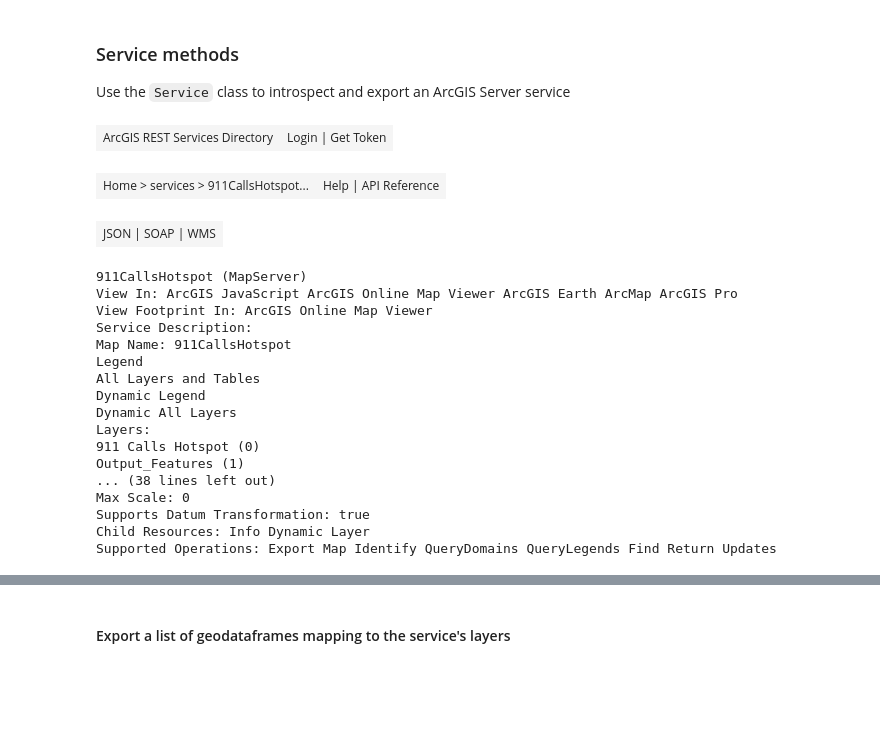
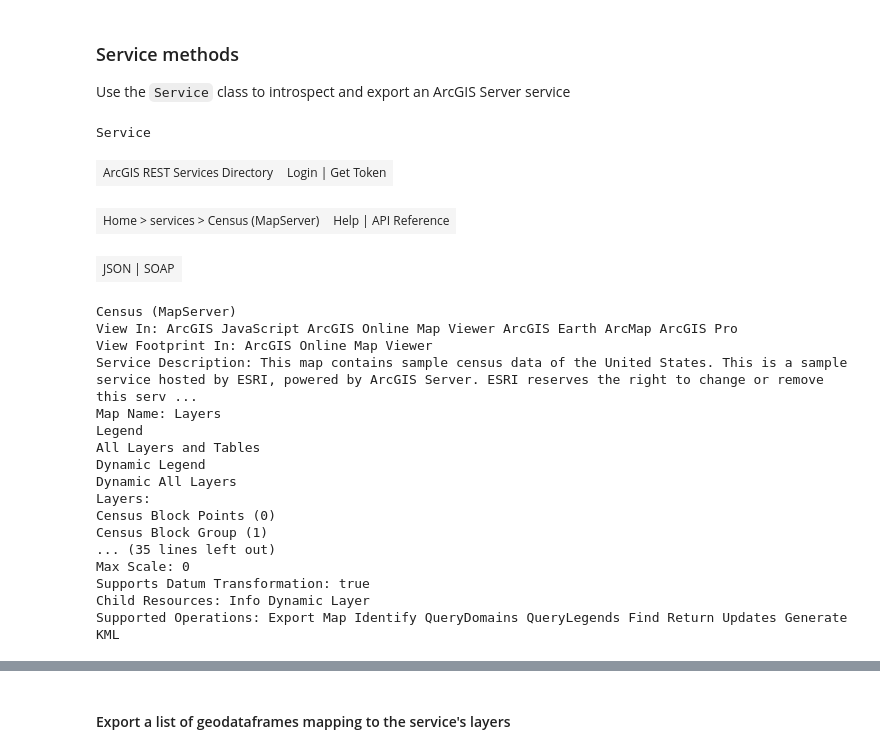
Before and after one commit to wchatx/esridumpgdf, a Jupyter notebook: notebooks/example.ipynb, the cells around one changed output, grey strips where cells are left out. Saved outputs shown, nothing was run; the diff lists cells and outputs as text; code cells hidden in the pictures; blank space fills up the shorter version.

```diff
--- a/notebooks/example.ipynb
+++ b/notebooks/example.ipynb
@@ -65,29 +65,30 @@ layers
 ### Service methods
 Use the `Service` class to introspect and export an ArcGIS Server service
 # %%
-service = Service(url=services.iloc[1].url)
+service = Service(url=services.iloc[2].url)
 service
 # %% [output]
+Service
 | ArcGIS REST Services Directory | Login | Get Token |
-| Home > services > 911CallsHotspot... | Help | API Reference |
+| Home > services > Census (MapServer) | Help | API Reference |
-| JSON | SOAP | WMS |
+| JSON | SOAP |
-911CallsHotspot (MapServer)
-View In: ArcGIS JavaScript ArcGIS Online Map Viewer ArcGIS Earth ArcMap ArcGIS Pro
-View Footprint In: ArcGIS Online Map Viewer
-Service Description:
-Map Name: 911CallsHotspot
-Legend
-All Layers and Tables
-Dynamic Legend
-Dynamic All Layers
-Layers:
-911 Calls Hotspot (0)
-Output_Features (1)
-... (38 lines left out)
-Max Scale: 0
-Supports Datum Transformation: true
-Child Resources: Info Dynamic Layer
-Supported Operations: Export Map Identify QueryDomains QueryLegends Find Return Updates
+Census (MapServer)
+View In: ArcGIS JavaScript ArcGIS Online Map Viewer ArcGIS Earth ArcMap ArcGIS Pro
+View Footprint In: ArcGIS Online Map Viewer
+Service Description: This map contains sample census data of the United States. This is a sample service hosted by ESRI, powered by ArcGIS Server. ESRI reserves the right to change or remove this serv ...
+Map Name: Layers
+Legend
+All Layers and Tables
+Dynamic Legend
+Dynamic All Layers
+Layers:
+Census Block Points (0)
+Census Block Group (1)
+... (35 lines left out)
+Max Scale: 0
+Supports Datum Transformation: true
+Child Resources: Info Dynamic Layer
+Supported Operations: Export Map Identify QueryDomains QueryLegends Find Return Updates Generate KML
 # %%
 service.layers()
 # %% [output]
```
Also changed, not shown: parts of 4 cells of this notebook, 14 other files.
